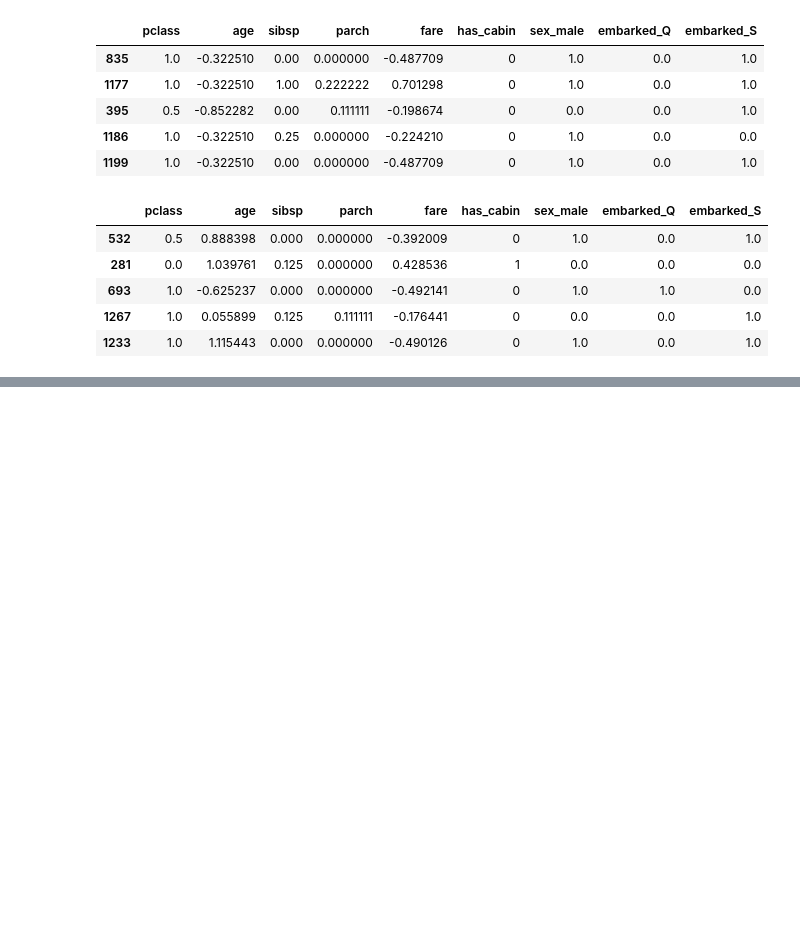
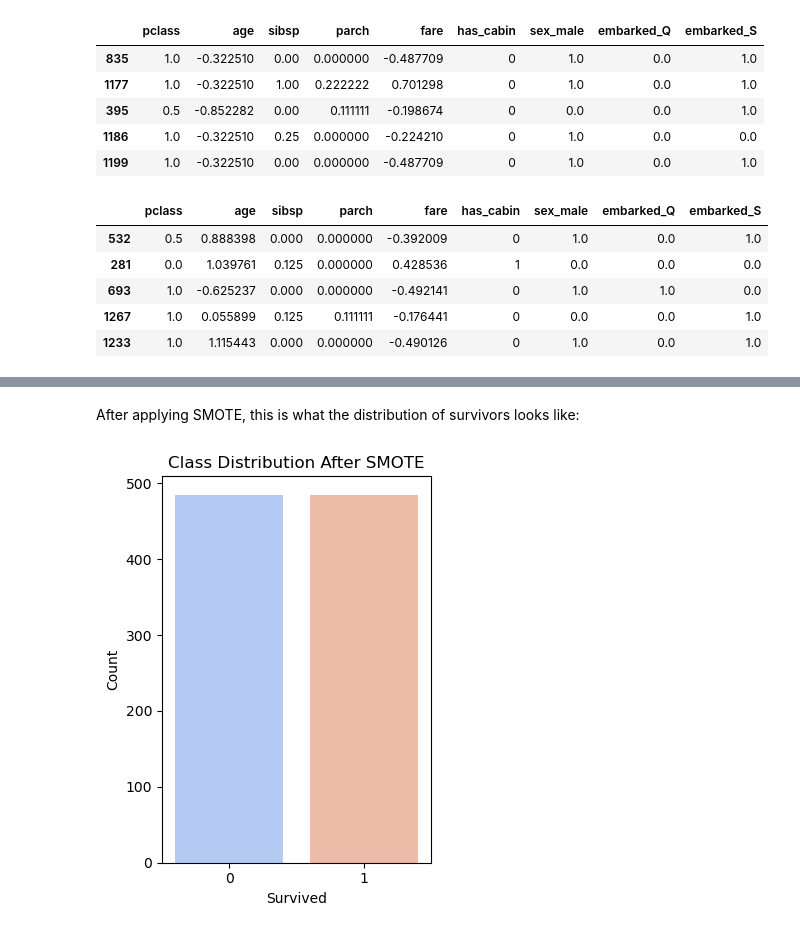
Before and after one commit to jadchebly/ML-fundamentals-2025, a Jupyter notebook: assignment_1_jad_chebly.ipynb, the cells around one changed output, grey strips where cells are left out. Cells and saved outputs as stored; diff of their text form; code cells hidden in the pictures; blank space fills up the shorter version.

```diff
--- a/assignment_1_jad_chebly.ipynb
+++ b/assignment_1_jad_chebly.ipynb
@@ -461,0 +491,14 @@ X_test.head()
+# %% [markdown]
+After applying SMOTE, this is what the distribution of survivors looks like:
+# %%
+# Plot resampled class distribution
+plt.subplot(1, 2, 2)
+sns.barplot(x=list(Counter(y_train_resampled).keys()), y=list(Counter(y_train_resampled).values()), palette="coolwarm")
+plt.title("Class Distribution After SMOTE")
+plt.xlabel("Survived")
+plt.ylabel("Count")
+
+plt.tight_layout()
+plt.show()
+# %% [output]
+[figure, added]
```
Also changed, not shown: parts of 24 cells of this notebook.
